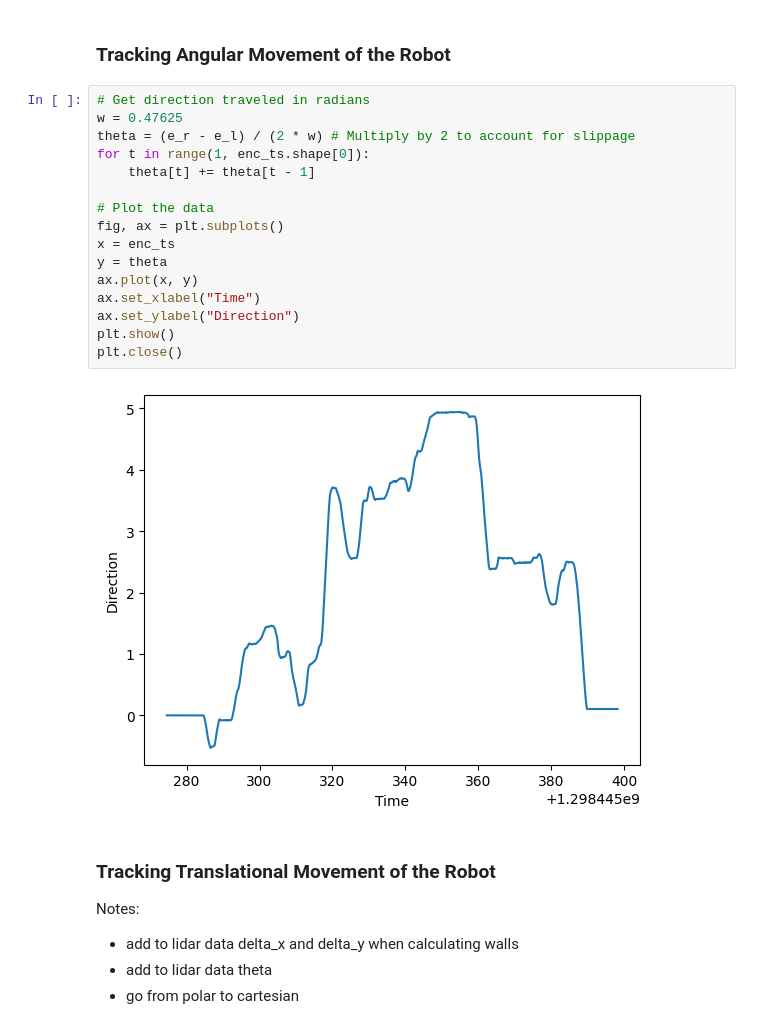
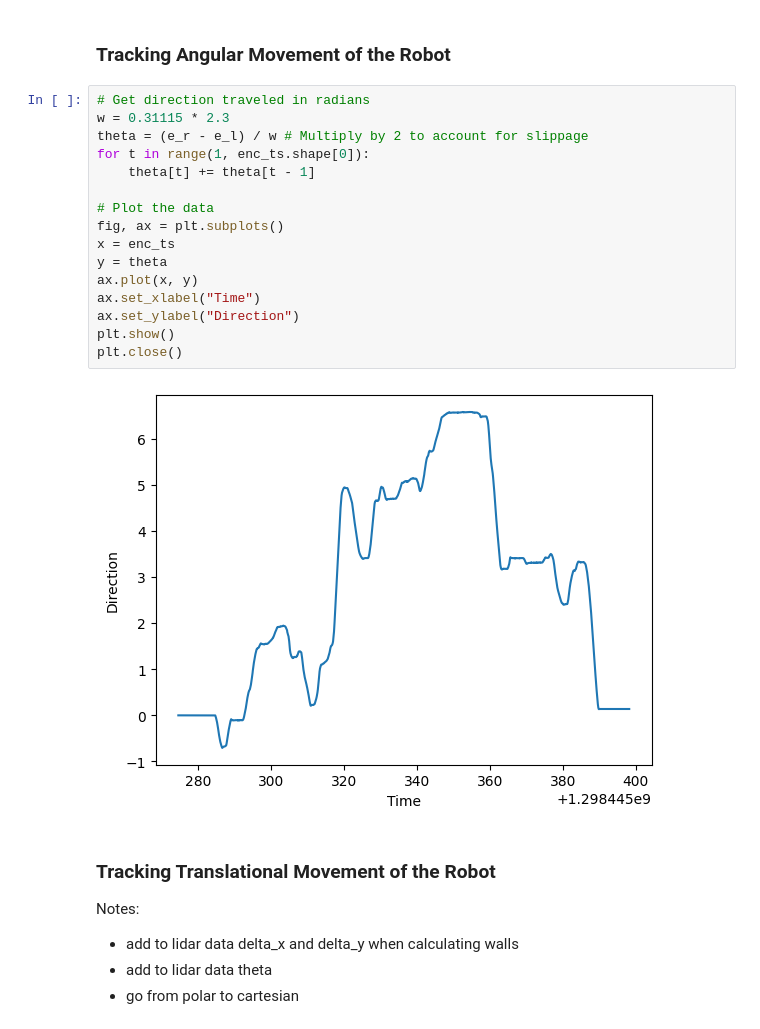
Before and after one commit to Kalva014/SLAM, a Jupyter notebook: SLAM.ipynb, the cells around one changed output. Drawn from its saved outputs; the diff is of its cells as text.

```diff
--- a/SLAM.ipynb
+++ b/SLAM.ipynb
@@ -77,22 +77,22 @@ plt.close()
 ### Tracking Angular Movement of the Robot
 # %%
 # Get direction traveled in radians
-w = 0.47625
-theta = (e_r - e_l) / (2 * w) # Multiply by 2 to account for slippage
+w = 0.31115 * 2.3
+theta = (e_r - e_l) / w # Multiply by 2 to account for slippage
 for t in range(1, enc_ts.shape[0]):
     theta[t] += theta[t - 1]
 
 # Plot the data
 fig, ax = plt.subplots()
 x = enc_ts
 y = theta
 ax.plot(x, y)
 ax.set_xlabel("Time")
 ax.set_ylabel("Direction")
 plt.show()
 plt.close()
 # %% [output]
-[figure, old version]
+[figure, new version]
 # %% [markdown]
 ### Tracking Translational Movement of the Robot
 Notes:
```
Also changed, not shown: parts of 2 cells of this notebook.
